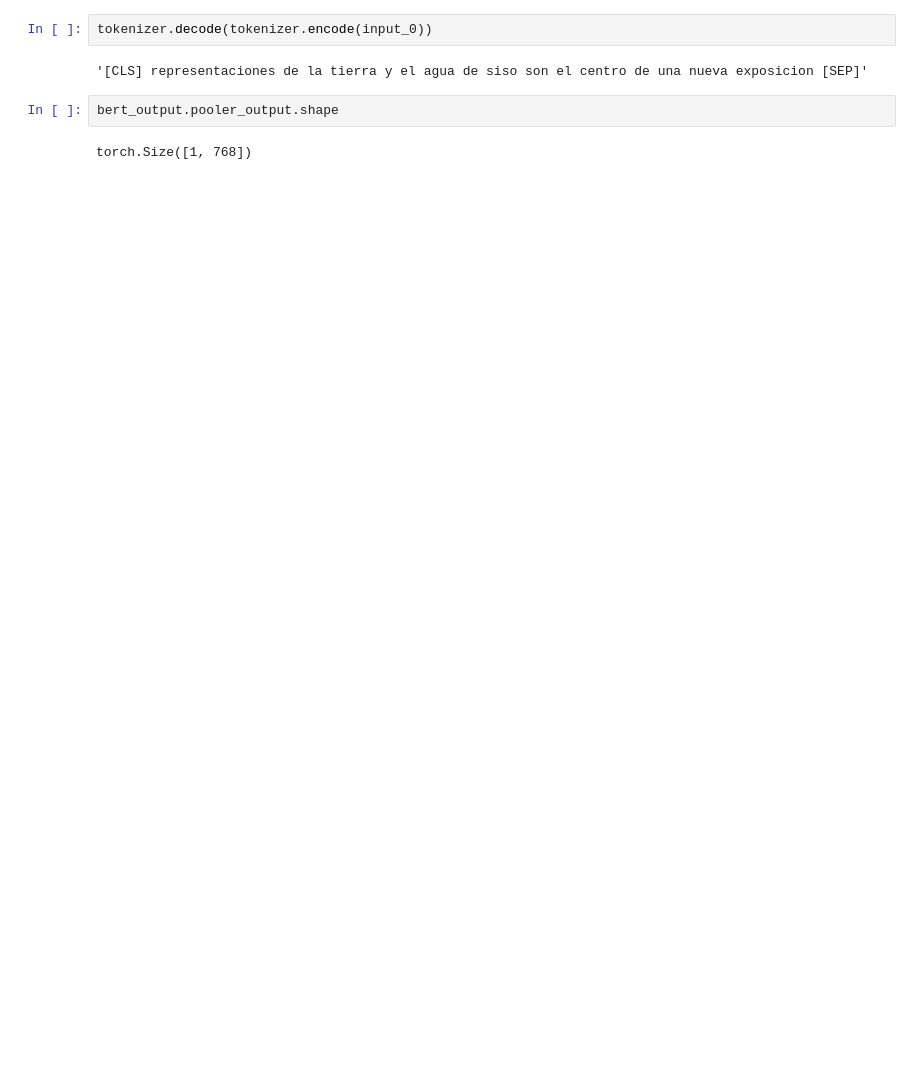
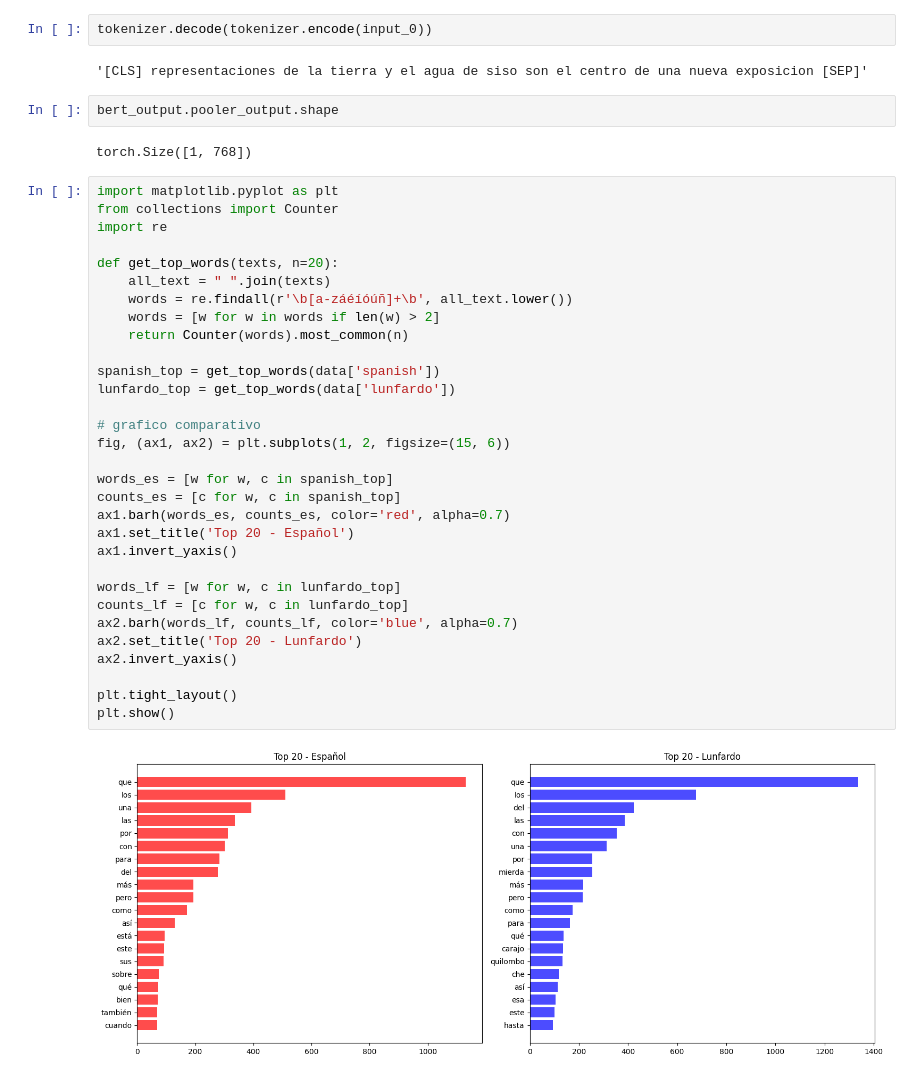
Before and after one commit to aaronbernal28/lunfardo-translator, a Jupyter notebook: codebase/noteboooks/explotation.ipynb, the cells around one changed output. Saved outputs shown, nothing was run; the diff lists cells and outputs as text; blank space fills up the shorter version.

```diff
--- a/codebase/noteboooks/explotation.ipynb
+++ b/codebase/noteboooks/explotation.ipynb
@@ -96,3 +97,36 @@ tokenizer.decode(tokenizer.encode(input_0))
 bert_output.pooler_output.shape
 # %% [output]
 torch.Size([1, 768])
+# %%
+import matplotlib.pyplot as plt
+from collections import Counter
+import re
+
+def get_top_words(texts, n=20):
+    all_text = " ".join(texts)
+    words = re.findall(r'\b[a-záéíóúñ]+\b', all_text.lower())
+    words = [w for w in words if len(w) > 2]
+    return Counter(words).most_common(n)
+
+spanish_top = get_top_words(data['spanish'])
+lunfardo_top = get_top_words(data['lunfardo'])
+
+# grafico comparativo
+fig, (ax1, ax2) = plt.subplots(1, 2, figsize=(15, 6))
+
+words_es = [w for w, c in spanish_top]
+counts_es = [c for w, c in spanish_top]
+ax1.barh(words_es, counts_es, color='red', alpha=0.7)
+ax1.set_title('Top 20 - Español')
+ax1.invert_yaxis()
+
+words_lf = [w for w, c in lunfardo_top]
+counts_lf = [c for w, c in lunfardo_top]
+ax2.barh(words_lf, counts_lf, color='blue', alpha=0.7)
+ax2.set_title('Top 20 - Lunfardo')
+ax2.invert_yaxis()
+
+plt.tight_layout()
+plt.show()
+# %% [output]
+[figure, added]
```
Also changed, not shown: parts of 1 cell of this notebook, 3 other files.
